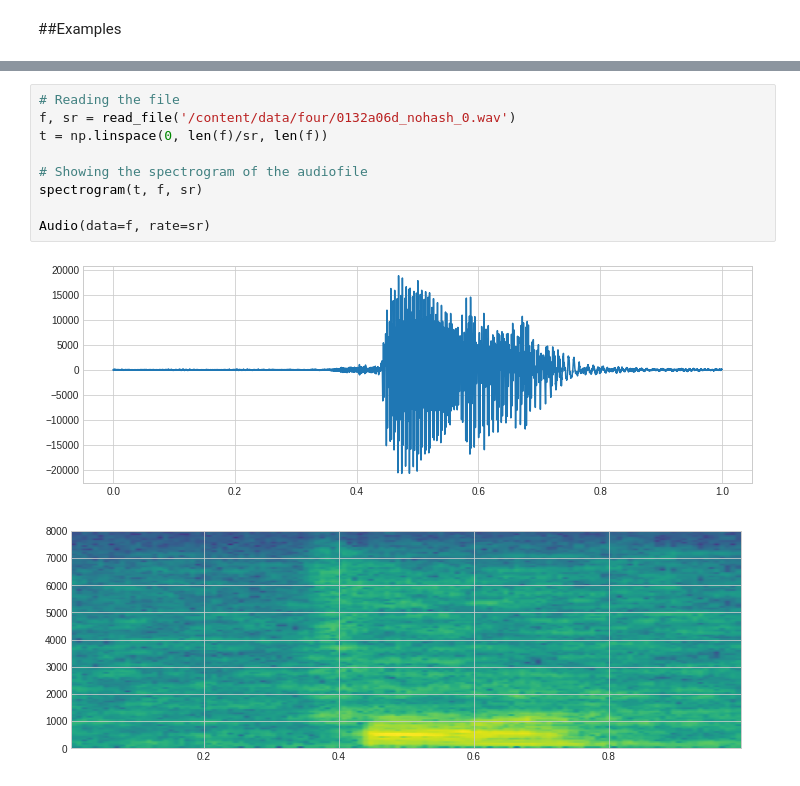
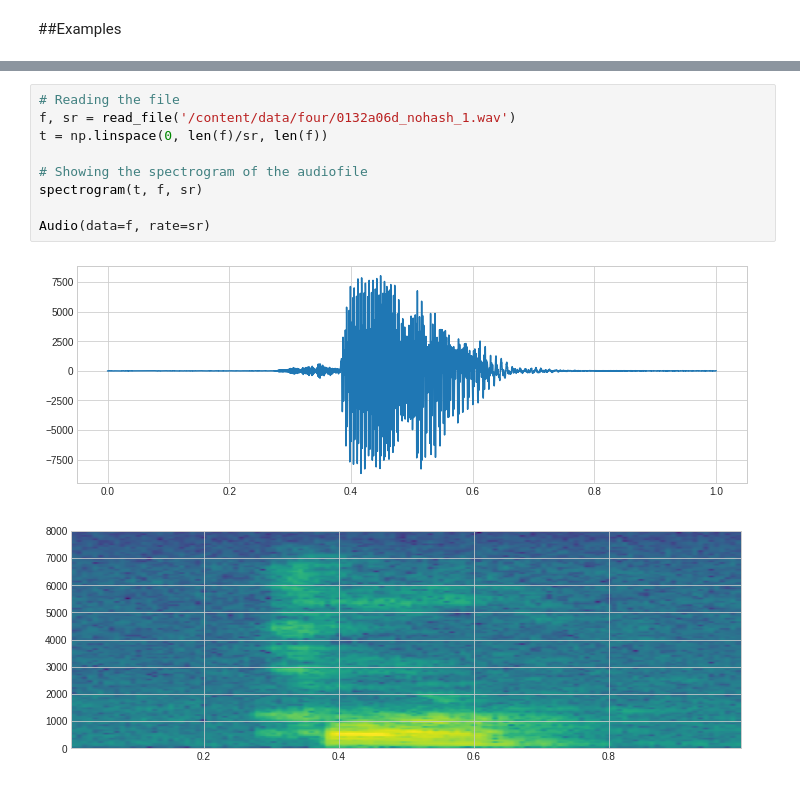
Before and after one commit to tigran-serobyan/keyword_spotting, a Jupyter notebook: Spectrogram.ipynb, the cells around one changed output, grey strips where cells are left out. Cells and saved outputs as stored; diff of their text form.

```diff
--- a/Spectrogram.ipynb
+++ b/Spectrogram.ipynb
@@ -93,14 +89,14 @@ Audio(data=f, rate=sr)
 [interactive output not drawn]
 # %%
 # Reading the file
-f, sr = read_file('/content/data/four/0132a06d_nohash_0.wav')
+f, sr = read_file('/content/data/four/0132a06d_nohash_1.wav')
 t = np.linspace(0, len(f)/sr, len(f))
 
 # Showing the spectrogram of the audiofile
 spectrogram(t, f, sr)
 
 Audio(data=f, rate=sr)
 # %% [output]
-[figure, old version]
+[figure, new version]
-[figure, old version]
+[figure, new version]
 [interactive output not drawn]
```
Also changed, not shown: parts of 1 cell of this notebook.
